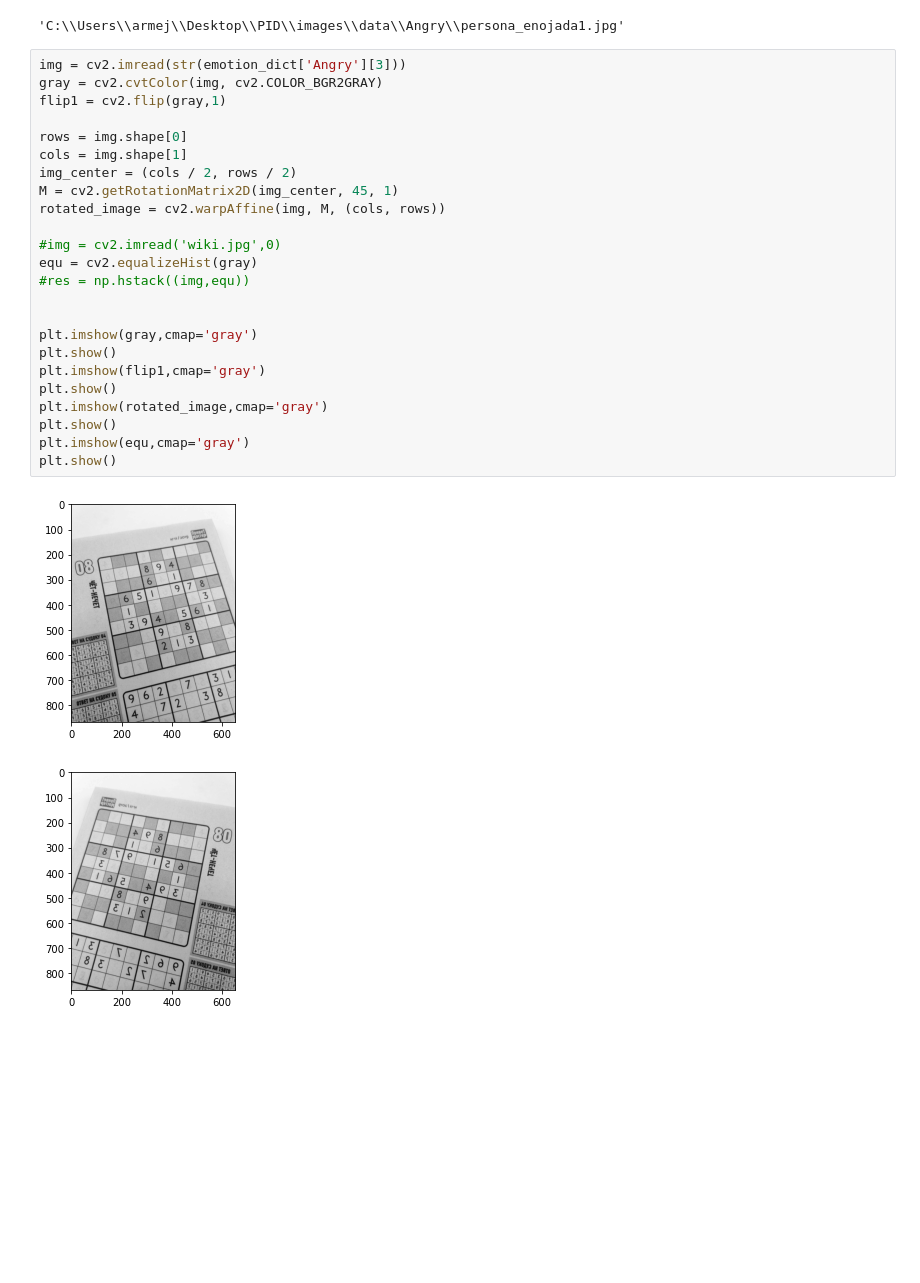
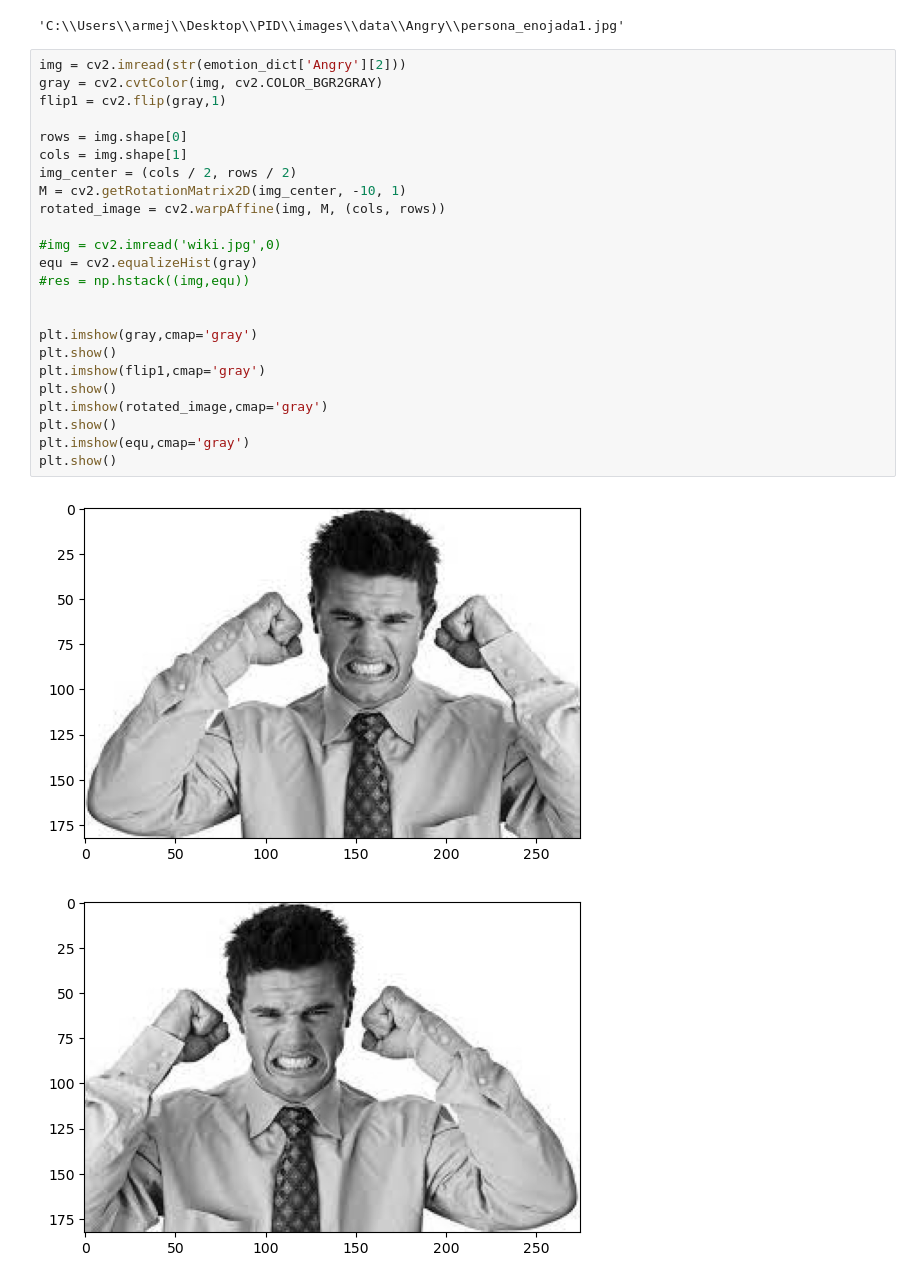
Before and after one commit to Shumiro2/PID, a Jupyter notebook: Emotion_Detection_CNN/load_all_images.ipynb, the cells around one changed output. Cells and saved outputs as stored; diff of their text form; blank space fills up the shorter version.

```diff
--- a/Emotion_Detection_CNN/load_all_images.ipynb
+++ b/Emotion_Detection_CNN/load_all_images.ipynb
@@ -82,29 +79,29 @@ str(emotion_dict['Angry'][0])
 # %% [output]
 'C:\\Users\\armej\\Desktop\\PID\\images\\data\\Angry\\persona_enojada1.jpg'
 # %%
-img = cv2.imread(str(emotion_dict['Angry'][3]))
+img = cv2.imread(str(emotion_dict['Angry'][2]))
 gray = cv2.cvtColor(img, cv2.COLOR_BGR2GRAY)
 flip1 = cv2.flip(gray,1)
 
 rows = img.shape[0]
 cols = img.shape[1]
 img_center = (cols / 2, rows / 2)
-M = cv2.getRotationMatrix2D(img_center, 45, 1)
+M = cv2.getRotationMatrix2D(img_center, -10, 1)
 rotated_image = cv2.warpAffine(img, M, (cols, rows))
 
 #img = cv2.imread('wiki.jpg',0)
 equ = cv2.equalizeHist(gray)
 #res = np.hstack((img,equ))
 
 
 plt.imshow(gray,cmap='gray')
 plt.show()
 plt.imshow(flip1,cmap='gray')
 plt.show()
 plt.imshow(rotated_image,cmap='gray')
 plt.show()
 plt.imshow(equ,cmap='gray')
 plt.show()
 # %% [output]
-[figure, old version]
+[figure, new version]
-[figure, old version]
+[figure, new version]
```
Also changed, not shown: parts of 18 cells of this notebook, 43 other files.
